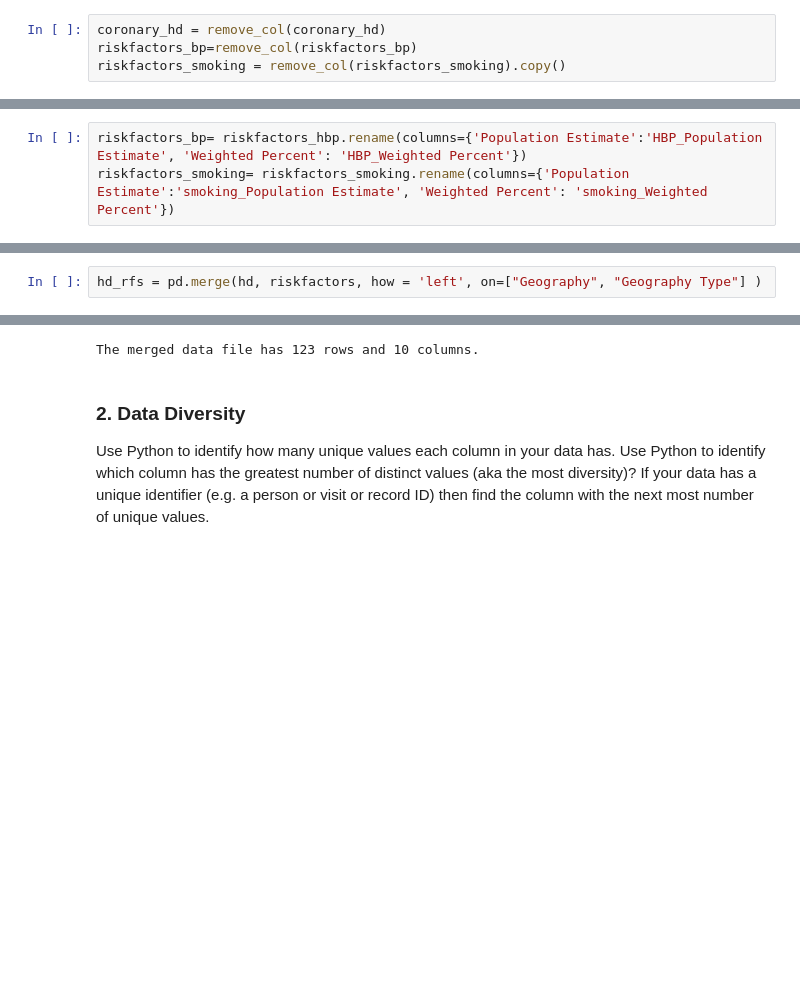
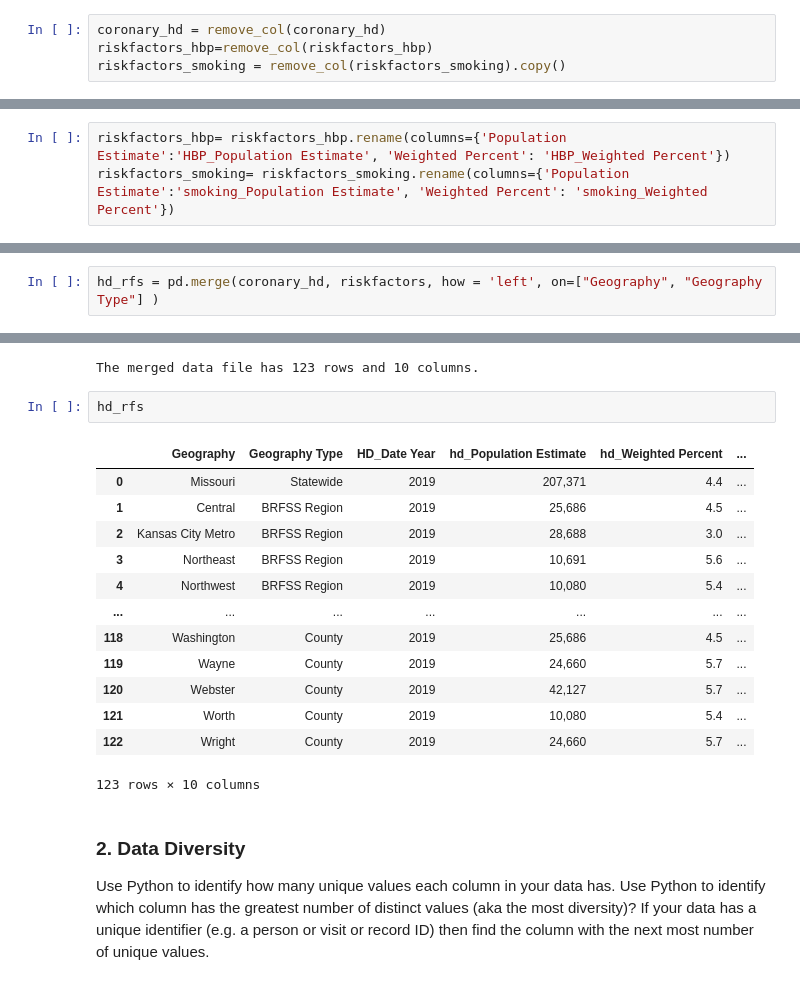
Before and after one commit to shiv80/hds5210-2022, a Jupyter notebook: week13/week13_assignment_2.ipynb, the cells around one changed output, grey strips where cells are left out. Drawn from its saved outputs; the diff is of its cells as text; blank space fills up the shorter version.

```diff
--- a/week13/week13_assignment_2.ipynb
+++ b/week13/week13_assignment_2.ipynb
@@ -25,24 +25,40 @@ def remove_col(dataframe):
     return dataframe
 # %%
 coronary_hd = remove_col(coronary_hd)
-riskfactors_bp=remove_col(riskfactors_bp)
+riskfactors_hbp=remove_col(riskfactors_hbp)
 riskfactors_smoking = remove_col(riskfactors_smoking).copy()
 # %%
 #remove some columns, keep columns:['Geography', 'Geography Type', 'Data Years', 'Population Estimate','Weighted Percent'], and merge datafiles#
 coronary_hd= coronary_hd.rename(columns={'Population Estimate':'hd_Population Estimate', 'Weighted Percent': 'hd_Weighted Percent', 'Data Years': 'HD_Date Year'})
 # %%
-riskfactors_bp= riskfactors_hbp.rename(columns={'Population Estimate':'HBP_Population Estimate', 'Weighted Percent': 'HBP_Weighted Percent'})
+riskfactors_hbp= riskfactors_hbp.rename(columns={'Population Estimate':'HBP_Population Estimate', 'Weighted Percent': 'HBP_Weighted Percent'})
 riskfactors_smoking= riskfactors_smoking.rename(columns={'Population Estimate':'smoking_Population Estimate', 'Weighted Percent': 'smoking_Weighted Percent'})
 # %%
 riskfactors = pd.merge(riskfactors_hbp, riskfactors_smoking, how="left", on=["Geography", "Geography Type", "Data Years"])
 riskfactors = riskfactors.rename(columns = {'Data Years':'Riskfactors_Data Years'})
 # %%
-hd_rfs = pd.merge(hd, riskfactors, how = 'left', on=["Geography", "Geography Type"] )
+hd_rfs = pd.merge(coronary_hd, riskfactors, how = 'left', on=["Geography", "Geography Type"] )
 # %%
 hd_rfs.shape
 print("The merged data file has {} rows and {} columns.".format(hd_rfs.shape[0], hd_rfs.shape[1]))
 # %% [output]
 The merged data file has 123 rows and 10 columns.
+# %%
+hd_rfs
+# %% [output]
+|  | Geography | Geography Type | HD_Date Year | hd_Population Estimate | hd_Weighted Percent | ... |
+| 0 | Missouri | Statewide | 2019 | 207,371 | 4.4 | ... |
+| 1 | Central | BRFSS Region | 2019 | 25,686 | 4.5 | ... |
+| 2 | Kansas City Metro | BRFSS Region | 2019 | 28,688 | 3.0 | ... |
+| 3 | Northeast | BRFSS Region | 2019 | 10,691 | 5.6 | ... |
+| 4 | Northwest | BRFSS Region | 2019 | 10,080 | 5.4 | ... |
+| ... | ... | ... | ... | ... | ... | ... |
+| 118 | Washington | County | 2019 | 25,686 | 4.5 | ... |
+| 119 | Wayne | County | 2019 | 24,660 | 5.7 | ... |
+| 120 | Webster | County | 2019 | 42,127 | 5.7 | ... |
+| 121 | Worth | County | 2019 | 10,080 | 5.4 | ... |
+| 122 | Wright | County | 2019 | 24,660 | 5.7 | ... |
+123 rows × 10 columns
 # %% [markdown]
 ### 2. Data Diversity
 
```
